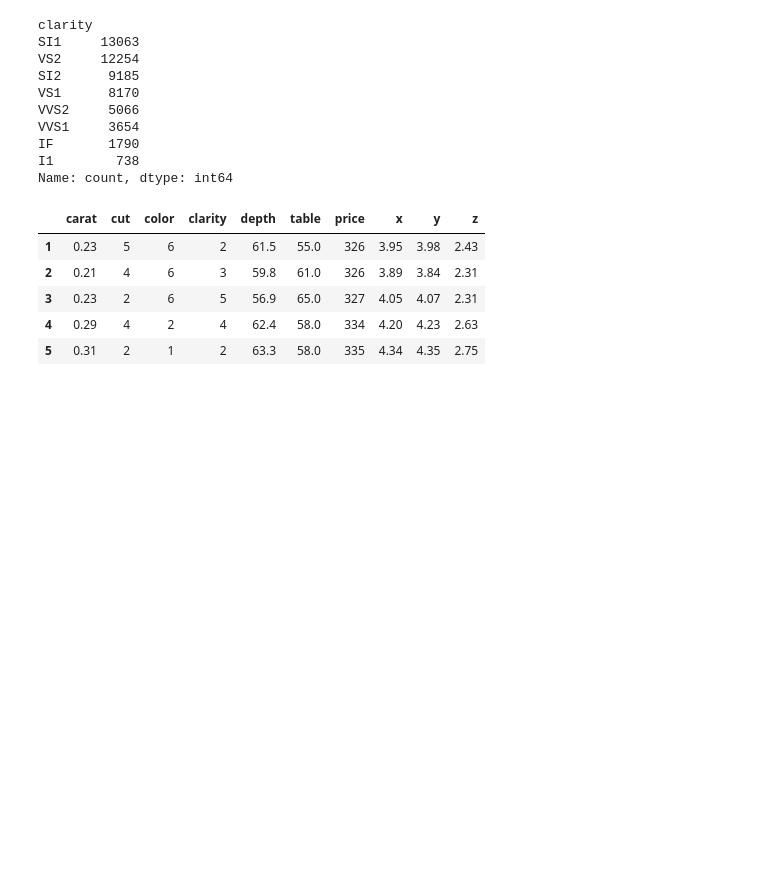
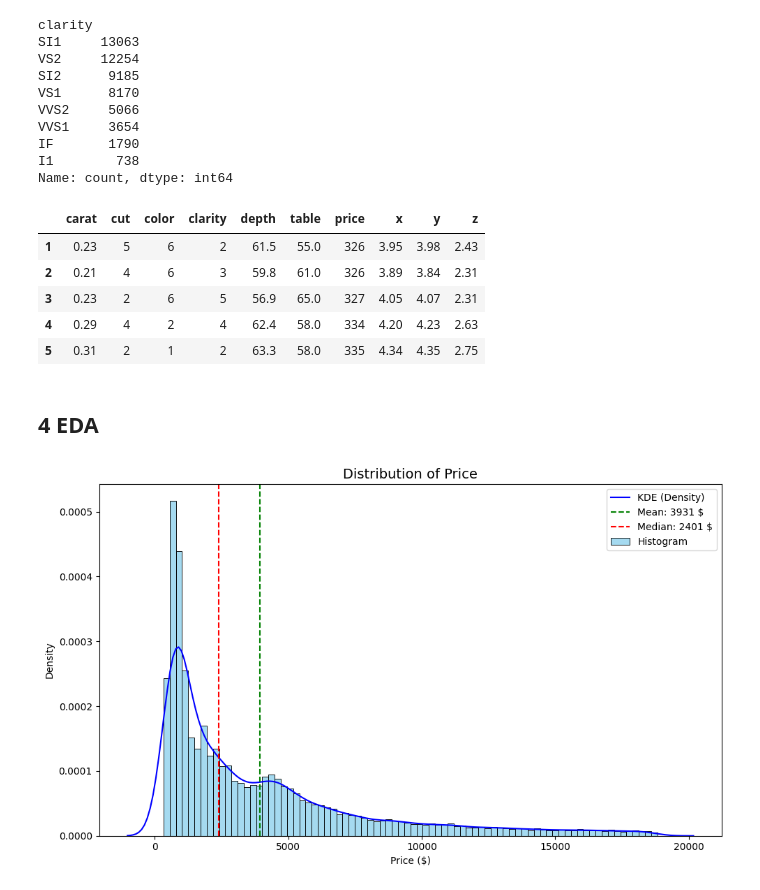
Before and after one commit to QuachGHuy/polynomial-ridge-regression-diamond-prices, a Jupyter notebook: notebook/experiment.ipynb, the cells around one changed output. Drawn from its saved outputs; the diff is of its cells as text; code cells hidden in the pictures; blank space fills up the shorter version.

```diff
--- a/notebook/experiment.ipynb
+++ b/notebook/experiment.ipynb
@@ -151,3 +147,5 @@ df.head(5)
 | 3 | 0.23 | 2 | 6 | 5 | 56.9 | 65.0 | 327 | 4.05 | 4.07 | 2.31 |
 | 4 | 0.29 | 4 | 2 | 4 | 62.4 | 58.0 | 334 | 4.20 | 4.23 | 2.63 |
 | 5 | 0.31 | 2 | 1 | 2 | 63.3 | 58.0 | 335 | 4.34 | 4.35 | 2.75 |
+# %% [markdown]
+## 4 EDA
@@ -153,0 +155,20 @@ df.head(5)
+# %%
+import matplotlib.pyplot as plt
+import seaborn as sns
+
+mean_val = df["price"].mean()
+median_val = df["price"].median()
+
+plt.figure(figsize=(10, 6))
+sns.histplot(data=df, x="price", color="skyblue", stat="density", label="Histogram")
+sns.kdeplot(data=df, x="price", color="blue", linewidth="1.5", label="KDE (Density)")
+plt.axvline(mean_val, linestyle="--", color="green", label=f"Mean: {mean_val:.0f} $")
+plt.axvline(median_val, linestyle="--", color="red", label=f"Median: {median_val:.0f} $")
+
+plt.title("Distribution of Price", fontsize=14)
+plt.legend(loc="upper right")
+plt.xlabel(xlabel="Price ($)")
+plt.tight_layout()
+plt.show()
+# %% [output]
+[figure, added]
```
Also changed, not shown: parts of 9 cells of this notebook.
